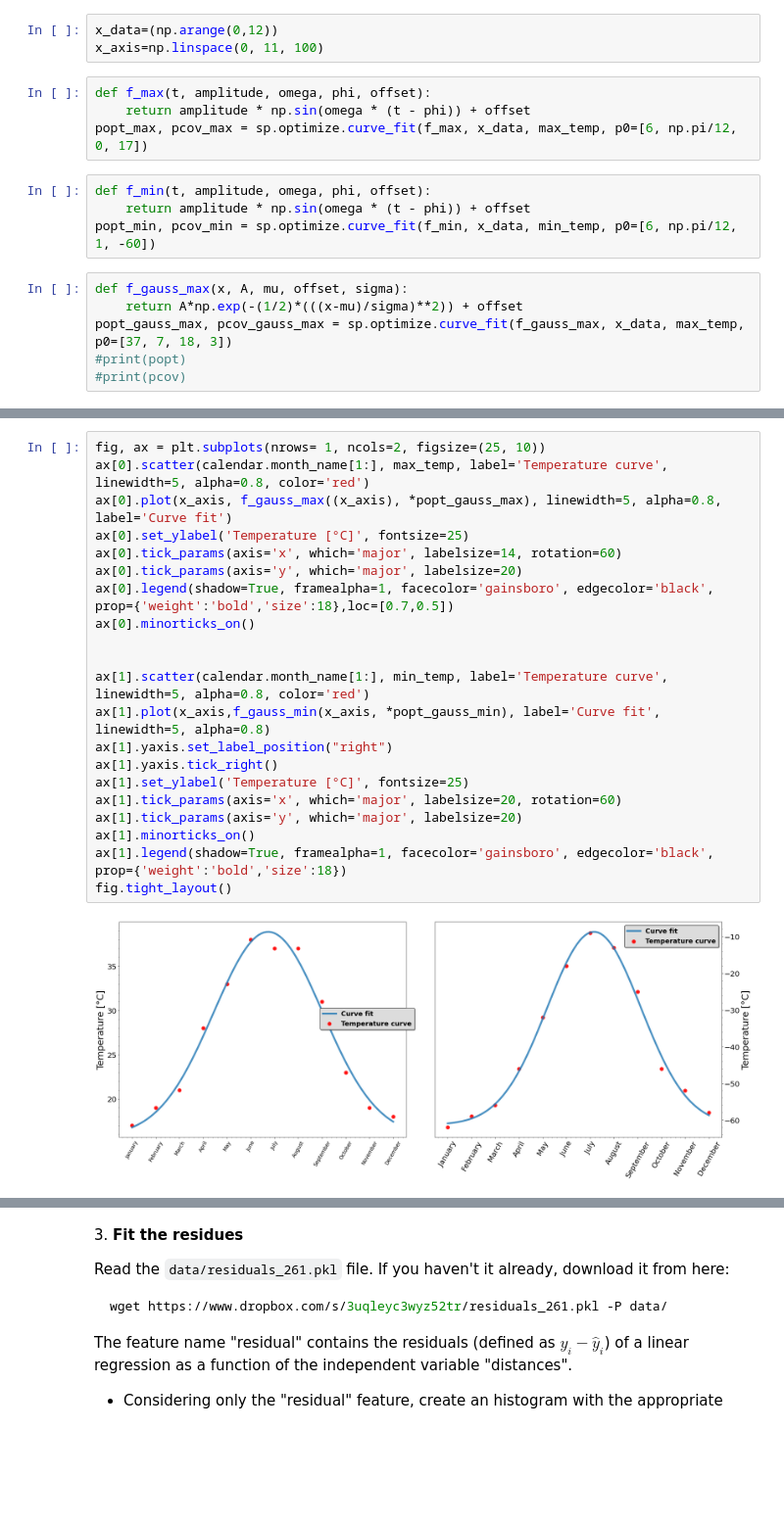
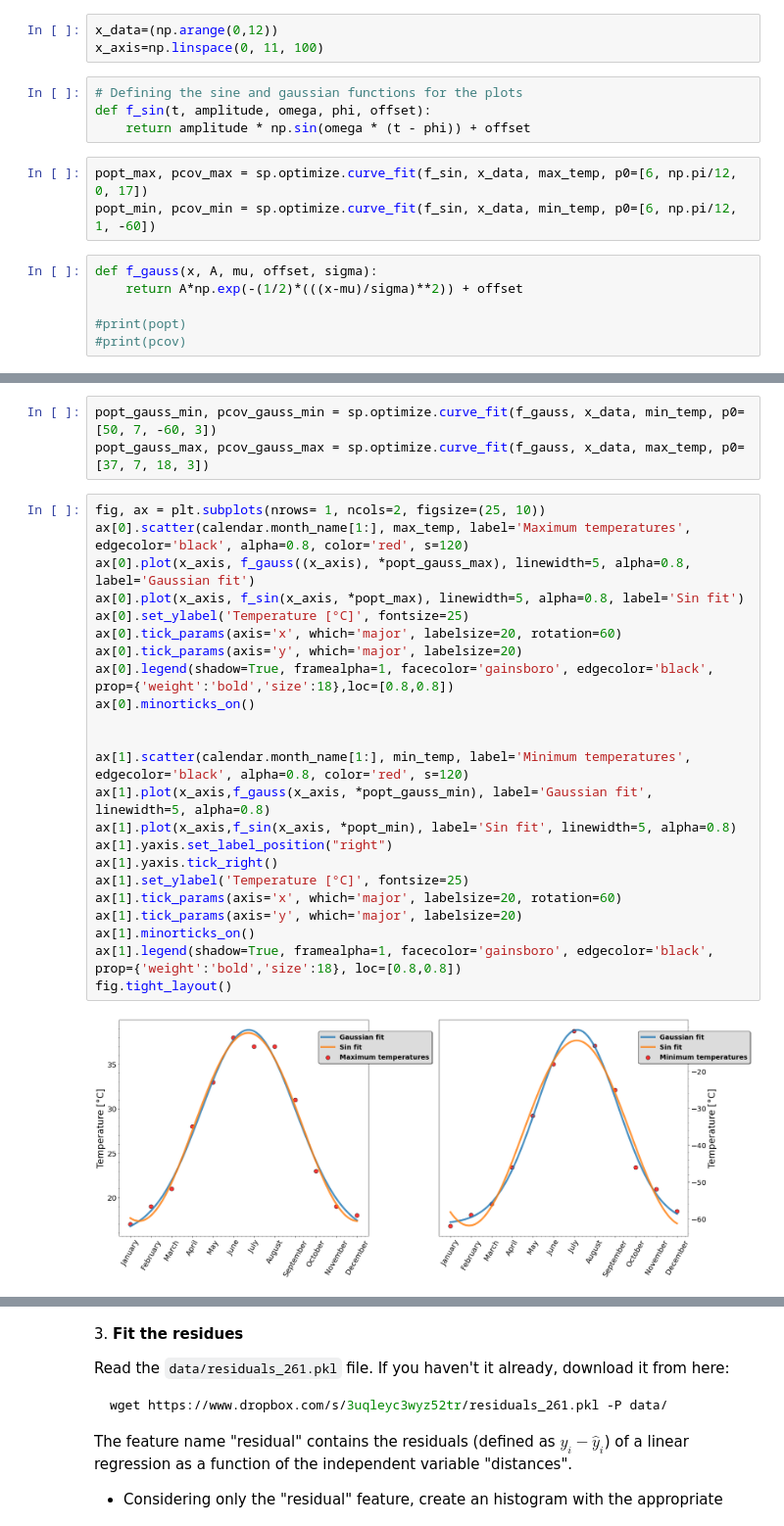
Before and after one commit to tommasoamico/LaboratoryOfComputationalPhysics_Y4, a Jupyter notebook: 08ex_fitting.ipynb, the cells around one changed output, grey strips where cells are left out. Shown at 98% size. Saved outputs shown, nothing was run; the diff lists cells and outputs as text; blank space fills up the shorter version.

```diff
--- a/08ex_fitting.ipynb
+++ b/08ex_fitting.ipynb
@@ -189,16 +194,15 @@ fig.tight_layout()
 x_data=(np.arange(0,12))
 x_axis=np.linspace(0, 11, 100)
 # %%
-def f_max(t, amplitude, omega, phi, offset):
+# Defining the sine and gaussian functions for the plots
+def f_sin(t, amplitude, omega, phi, offset):
     return amplitude * np.sin(omega * (t - phi)) + offset
-popt_max, pcov_max = sp.optimize.curve_fit(f_max, x_data, max_temp, p0=[6, np.pi/12, 0, 17])
 # %%
-def f_min(t, amplitude, omega, phi, offset):
-    return amplitude * np.sin(omega * (t - phi)) + offset
-popt_min, pcov_min = sp.optimize.curve_fit(f_min, x_data, min_temp, p0=[6, np.pi/12, 1, -60])
+popt_max, pcov_max = sp.optimize.curve_fit(f_sin, x_data, max_temp, p0=[6, np.pi/12, 0, 17])
+popt_min, pcov_min = sp.optimize.curve_fit(f_sin, x_data, min_temp, p0=[6, np.pi/12, 1, -60])
 # %%
-def f_gauss_max(x, A, mu, offset, sigma):
+def f_gauss(x, A, mu, offset, sigma):
     return A*np.exp(-(1/2)*(((x-mu)/sigma)**2)) + offset
-popt_gauss_max, pcov_gauss_max = sp.optimize.curve_fit(f_gauss_max, x_data, max_temp, p0=[37, 7, 18, 3])
+
 #print(popt)
 #print(pcov)
@@ -214,25 +209,30 @@ print(popt_gauss_min)
+# %%
+popt_gauss_min, pcov_gauss_min = sp.optimize.curve_fit(f_gauss, x_data, min_temp, p0=[50, 7, -60, 3])
+popt_gauss_max, pcov_gauss_max = sp.optimize.curve_fit(f_gauss, x_data, max_temp, p0=[37, 7, 18, 3])
 # %%
 fig, ax = plt.subplots(nrows= 1, ncols=2, figsize=(25, 10))
-ax[0].scatter(calendar.month_name[1:], max_temp, label='Temperature curve', linewidth=5, alpha=0.8, color='red')
-ax[0].plot(x_axis, f_gauss_max((x_axis), *popt_gauss_max), linewidth=5, alpha=0.8, label='Curve fit')
+ax[0].scatter(calendar.month_name[1:], max_temp, label='Maximum temperatures', edgecolor='black', alpha=0.8, color='red', s=120)
+ax[0].plot(x_axis, f_gauss((x_axis), *popt_gauss_max), linewidth=5, alpha=0.8, label='Gaussian fit')
+ax[0].plot(x_axis, f_sin(x_axis, *popt_max), linewidth=5, alpha=0.8, label='Sin fit')
 ax[0].set_ylabel('Temperature [°C]', fontsize=25)
-ax[0].tick_params(axis='x', which='major', labelsize=14, rotation=60)
+ax[0].tick_params(axis='x', which='major', labelsize=20, rotation=60)
 ax[0].tick_params(axis='y', which='major', labelsize=20)
-ax[0].legend(shadow=True, framealpha=1, facecolor='gainsboro', edgecolor='black', prop={'weight':'bold','size':18},loc=[0.7,0.5])
+ax[0].legend(shadow=True, framealpha=1, facecolor='gainsboro', edgecolor='black', prop={'weight':'bold','size':18},loc=[0.8,0.8])
 ax[0].minorticks_on()
 
 
-ax[1].scatter(calendar.month_name[1:], min_temp, label='Temperature curve', linewidth=5, alpha=0.8, color='red')
-ax[1].plot(x_axis,f_gauss_min(x_axis, *popt_gauss_min), label='Curve fit', linewidth=5, alpha=0.8)
+ax[1].scatter(calendar.month_name[1:], min_temp, label='Minimum temperatures',  edgecolor='black', alpha=0.8, color='red', s=120)
+ax[1].plot(x_axis,f_gauss(x_axis, *popt_gauss_min), label='Gaussian fit', linewidth=5, alpha=0.8)
+ax[1].plot(x_axis,f_sin(x_axis, *popt_min), label='Sin fit', linewidth=5, alpha=0.8)
 ax[1].yaxis.set_label_position("right")
 ax[1].yaxis.tick_right()
 ax[1].set_ylabel('Temperature [°C]', fontsize=25)
 ax[1].tick_params(axis='x', which='major', labelsize=20, rotation=60)
 ax[1].tick_params(axis='y', which='major', labelsize=20)
 ax[1].minorticks_on()
-ax[1].legend(shadow=True, framealpha=1, facecolor='gainsboro', edgecolor='black', prop={'weight':'bold','size':18})
+ax[1].legend(shadow=True, framealpha=1, facecolor='gainsboro', edgecolor='black', prop={'weight':'bold','size':18}, loc=[0.8,0.8])
 fig.tight_layout()
 # %% [output]
-[figure, old version]
+[figure, new version]
 # %%
 # Gauss max r
```
Also changed, not shown: parts of 24 cells of this notebook.
